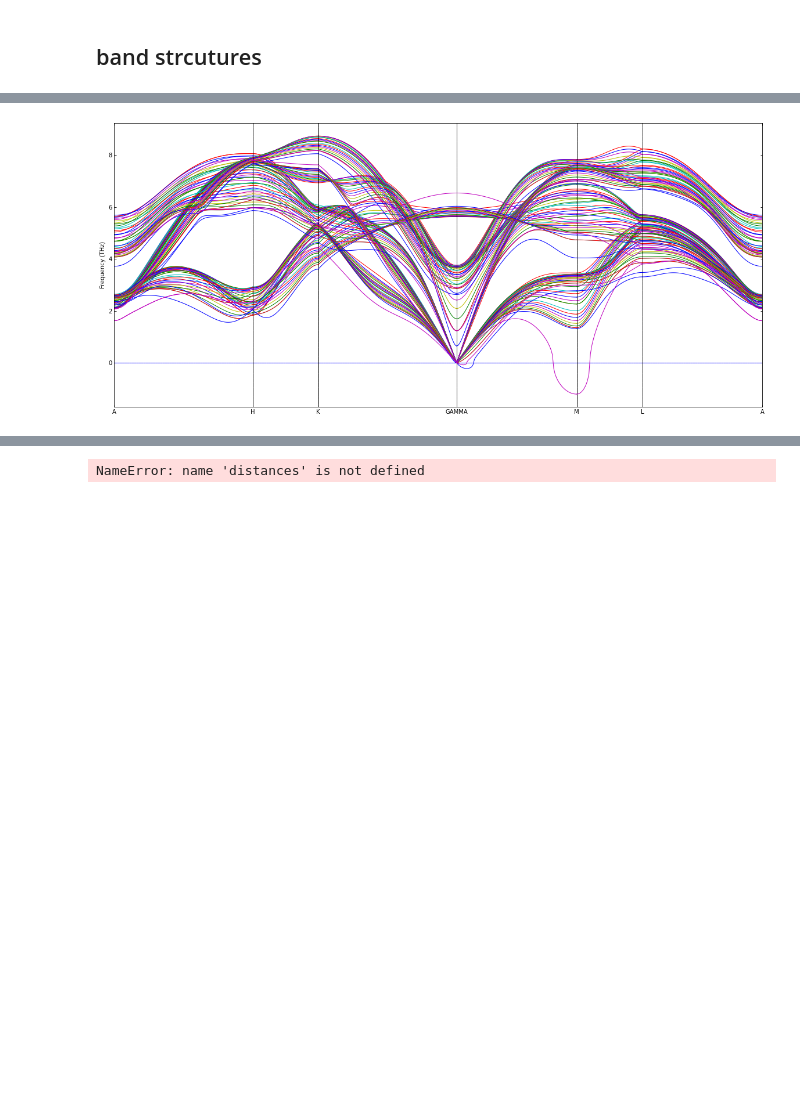
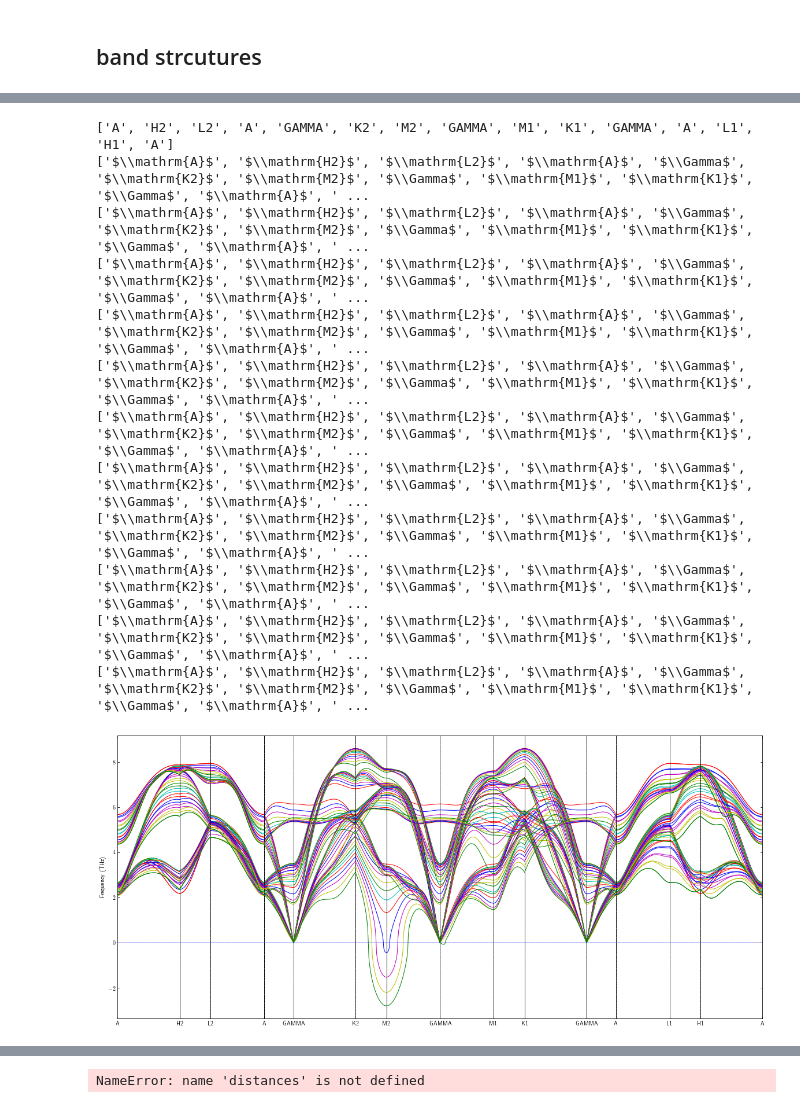
Before and after one commit to kei0822kei/aiidaplus, a Jupyter notebook: jupyter/shear.ipynb, the cells around one changed output, grey strips where cells are left out. Cells and saved outputs as stored; diff of their text form; code cells hidden in the pictures; blank space fills up the shorter version.

```diff
--- a/jupyter/shear.ipynb
+++ b/jupyter/shear.ipynb
@@ -129,20 +134,38 @@ band_plots(ax, [shear_phonons[1][0], shear_phonons[0][0]], band_labels=labels, s
 # %%
 fig = plt.figure(figsize=(20,9))
 ax = fig.add_subplot(111)
-
-# labels, qpoints = get_default_path_for_twin()
+labels, qpoints = get_default_path_for_twin()
 # band_plots(ax, shear_phonons[1][18:], band_labels=labels, segment_qpoints=qpoints)
 
-labels = ['A', 'H', 'K', 'GAMMA', 'M', 'L', 'A']
-qpoint = np.array([[0,0,1/2],
-                   [1/3,1/3,1/2],
-                   [1/3,1/3,0],
-                   [0,0,0],
-                   [1/2,0,0],
-                   [1/2,0,1/2]])
+# qpoint = np.array([[0,0,1/2],
+#                    [1/3,1/3,1/2],
+#                    [1/3,1/3,0],
+#                    [0,0,0],
+#                    [1/2,0,0],
+#                    [1/2,0,1/2]])
 
+# labels = ['A', 'H_1', 'K_1', 'GAMMA', 'M_1', 'L_1', 'A']
+# labels = ['A', 'H_2', 'K_2', 'GAMMA', 'M_2', 'L_2', 'A']
+
+# band_plots(ax, shear_phonons[0], band_labels=labels, segment_qpoints=qpoints)
+# band_plots(ax, shear_phonons[0], band_labels=['M', 'GAMMA', 'M'], segment_qpoints=np.array([[-1/2,1/2,0], [0,0,0],[1/2,0,0]]))
+
+
+print(labels)
 band_plots(ax, shear_phonons[0], band_labels=labels, segment_qpoints=qpoints)
 
 # band_plot(ax, shear_phonons[0][0], is_auto=True)
 # %% [output]
+['A', 'H2', 'L2', 'A', 'GAMMA', 'K2', 'M2', 'GAMMA', 'M1', 'K1', 'GAMMA', 'A', 'L1', 'H1', 'A']
+['$\\mathrm{A}$', '$\\mathrm{H2}$', '$\\mathrm{L2}$', '$\\mathrm{A}$', '$\\Gamma$', '$\\mathrm{K2}$', '$\\mathrm{M2}$', '$\\Gamma$', '$\\mathrm{M1}$', '$\\mathrm{K1}$', '$\\Gamma$', '$\\mathrm{A}$', ' ...
+['$\\mathrm{A}$', '$\\mathrm{H2}$', '$\\mathrm{L2}$', '$\\mathrm{A}$', '$\\Gamma$', '$\\mathrm{K2}$', '$\\mathrm{M2}$', '$\\Gamma$', '$\\mathrm{M1}$', '$\\mathrm{K1}$', '$\\Gamma$', '$\\mathrm{A}$', ' ...
+['$\\mathrm{A}$', '$\\mathrm{H2}$', '$\\mathrm{L2}$', '$\\mathrm{A}$', '$\\Gamma$', '$\\mathrm{K2}$', '$\\mathrm{M2}$', '$\\Gamma$', '$\\mathrm{M1}$', '$\\mathrm{K1}$', '$\\Gamma$', '$\\mathrm{A}$', ' ...
+['$\\mathrm{A}$', '$\\mathrm{H2}$', '$\\mathrm{L2}$', '$\\mathrm{A}$', '$\\Gamma$', '$\\mathrm{K2}$', '$\\mathrm{M2}$', '$\\Gamma$', '$\\mathrm{M1}$', '$\\mathrm{K1}$', '$\\Gamma$', '$\\mathrm{A}$', ' ...
+['$\\mathrm{A}$', '$\\mathrm{H2}$', '$\\mathrm{L2}$', '$\\mathrm{A}$', '$\\Gamma$', '$\\mathrm{K2}$', '$\\mathrm{M2}$', '$\\Gamma$', '$\\mathrm{M1}$', '$\\mathrm{K1}$', '$\\Gamma$', '$\\mathrm{A}$', ' ...
+['$\\mathrm{A}$', '$\\mathrm{H2}$', '$\\mathrm{L2}$', '$\\mathrm{A}$', '$\\Gamma$', '$\\mathrm{K2}$', '$\\mathrm{M2}$', '$\\Gamma$', '$\\mathrm{M1}$', '$\\mathrm{K1}$', '$\\Gamma$', '$\\mathrm{A}$', ' ...
+['$\\mathrm{A}$', '$\\mathrm{H2}$', '$\\mathrm{L2}$', '$\\mathrm{A}$', '$\\Gamma$', '$\\mathrm{K2}$', '$\\mathrm{M2}$', '$\\Gamma$', '$\\mathrm{M1}$', '$\\mathrm{K1}$', '$\\Gamma$', '$\\mathrm{A}$', ' ...
+['$\\mathrm{A}$', '$\\mathrm{H2}$', '$\\mathrm{L2}$', '$\\mathrm{A}$', '$\\Gamma$', '$\\mathrm{K2}$', '$\\mathrm{M2}$', '$\\Gamma$', '$\\mathrm{M1}$', '$\\mathrm{K1}$', '$\\Gamma$', '$\\mathrm{A}$', ' ...
+['$\\mathrm{A}$', '$\\mathrm{H2}$', '$\\mathrm{L2}$', '$\\mathrm{A}$', '$\\Gamma$', '$\\mathrm{K2}$', '$\\mathrm{M2}$', '$\\Gamma$', '$\\mathrm{M1}$', '$\\mathrm{K1}$', '$\\Gamma$', '$\\mathrm{A}$', ' ...
+['$\\mathrm{A}$', '$\\mathrm{H2}$', '$\\mathrm{L2}$', '$\\mathrm{A}$', '$\\Gamma$', '$\\mathrm{K2}$', '$\\mathrm{M2}$', '$\\Gamma$', '$\\mathrm{M1}$', '$\\mathrm{K1}$', '$\\Gamma$', '$\\mathrm{A}$', ' ...
+['$\\mathrm{A}$', '$\\mathrm{H2}$', '$\\mathrm{L2}$', '$\\mathrm{A}$', '$\\Gamma$', '$\\mathrm{K2}$', '$\\mathrm{M2}$', '$\\Gamma$', '$\\mathrm{M1}$', '$\\mathrm{K1}$', '$\\Gamma$', '$\\mathrm{A}$', ' ...
-[figure, old version]
+[figure, new version]
```
Also changed, not shown: parts of 12 cells of this notebook, 8 other files.
